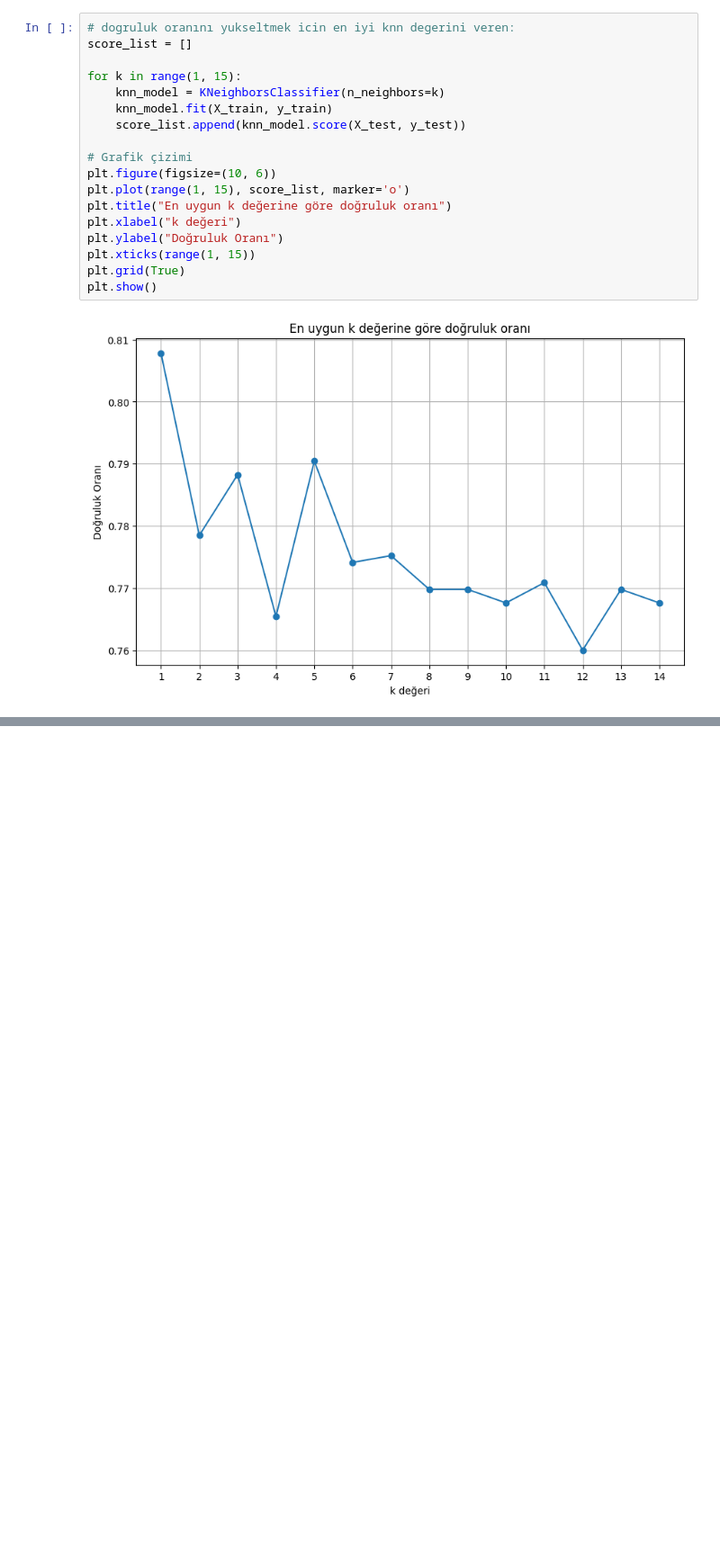
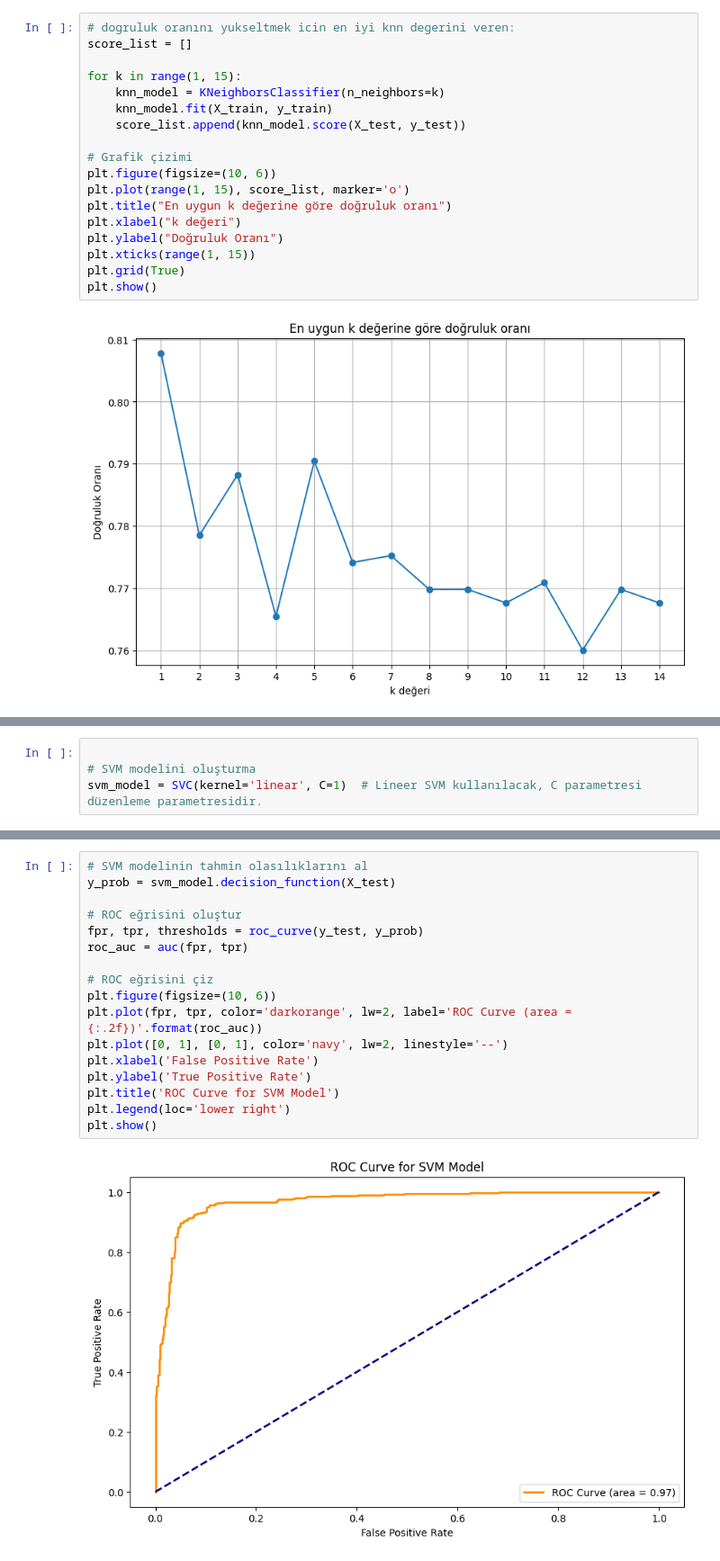
Before and after one commit to denizdagli/SpamFilterML, a Jupyter notebook: SpamFilterML.ipynb, the cells around one changed output, grey strips where cells are left out. Shown at 90% size. Cells and saved outputs as stored; diff of their text form; blank space fills up the shorter version.

```diff
--- a/SpamFilterML.ipynb
+++ b/SpamFilterML.ipynb
@@ -230,0 +257,4 @@ plt.show()
+# %%
+
+# SVM modelini oluşturma
+svm_model = SVC(kernel='linear', C=1)  # Lineer SVM kullanılacak, C parametresi düzenleme parametresidir.
@@ -230,0 +313,19 @@ plt.show()
+# %%
+# SVM modelinin tahmin olasılıklarını al
+y_prob = svm_model.decision_function(X_test)
+
+# ROC eğrisini oluştur
+fpr, tpr, thresholds = roc_curve(y_test, y_prob)
+roc_auc = auc(fpr, tpr)
+
+# ROC eğrisini çiz
+plt.figure(figsize=(10, 6))
+plt.plot(fpr, tpr, color='darkorange', lw=2, label='ROC Curve (area = {:.2f})'.format(roc_auc))
+plt.plot([0, 1], [0, 1], color='navy', lw=2, linestyle='--')
+plt.xlabel('False Positive Rate')
+plt.ylabel('True Positive Rate')
+plt.title('ROC Curve for SVM Model')
+plt.legend(loc='lower right')
+plt.show()
+# %% [output]
+[figure, added]
```
Also changed, not shown: parts of 32 cells of this notebook.
